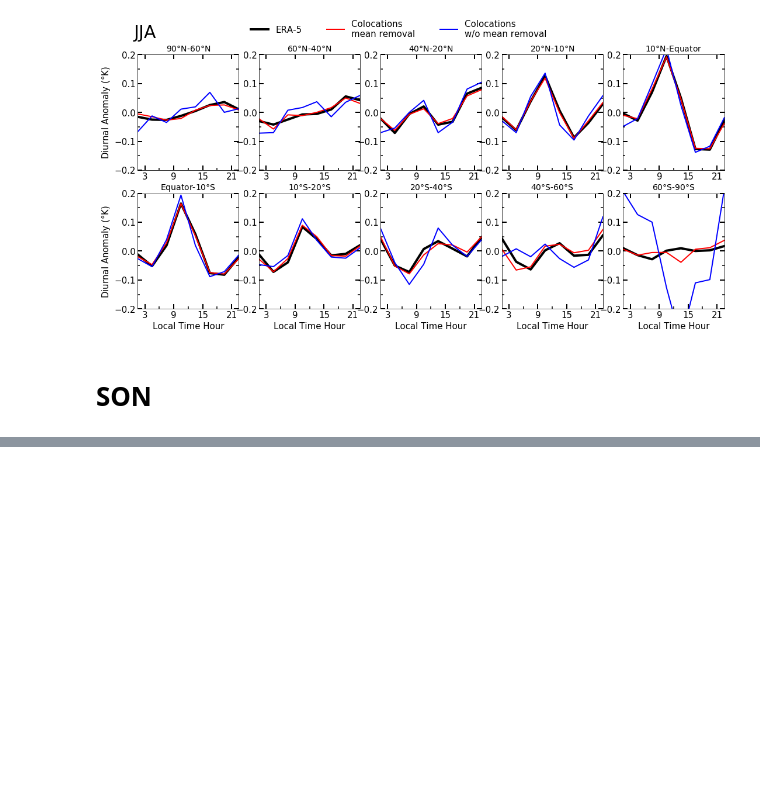
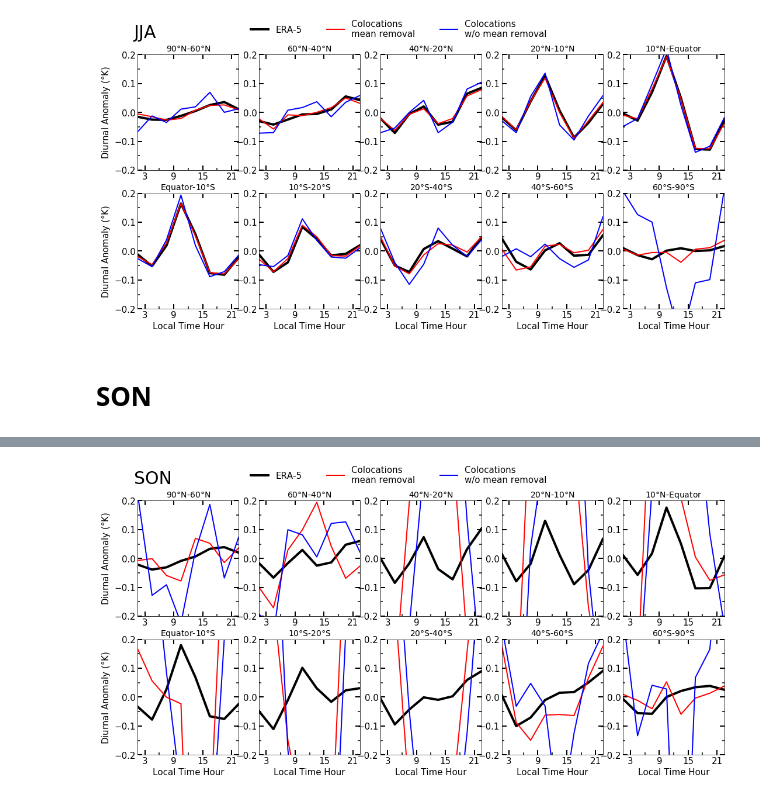
Before and after one commit to AodhanSweeney/TLS_diurnal_climatology, a Jupyter notebook: plotter.ipynb, the cells around one changed output, grey strips where cells are left out. Cells and saved outputs as stored; diff of their text form; code cells hidden in the pictures; blank space fills up the shorter version.

```diff
--- a/plotter.ipynb
+++ b/plotter.ipynb
@@ -96,8 +101,8 @@ waccm6_cycles_JJA = plotting.area_bins(waccm6_JJA_zm)
 ERA_5_cycles_SON = plotting.area_bins(ERA_5_alldata_SON_zm)
 gpsro_cycles_SON = plotting.area_bins(gpsro_SON_zm)
 ccsm_cycles_SON = plotting.area_bins(ccsm_SON_zm)
-#ERA_5_colocation_cycles_SON = plotting.area_bins(ERA_5_colocations_SON_zm)
-#ERA_5_colocations_no_removal_SON = plotting.area_bins(ERA_5_colocations_no_removal_SON_zm)
+ERA_5_colocation_cycles_SON = plotting.area_bins(ERA_5_colocations_SON_zm)
+ERA_5_colocations_no_removal_SON = plotting.area_bins(ERA_5_colocations_no_removal_SON_zm)
 waccm6_cycles_SON = plotting.area_bins(waccm6_SON_zm)
 # %% [markdown]
 # DJF Diurnal Cycles & Colocations
@@ -156,3 +186,10 @@ SON_diurnal_cycles = plotting.season_cycle_plotter(gpsro_cycles_SON, ERA_5_cycle
+# %%
+SON_colocations = plotting.seasonal_colocation_plotter(ERA_5_cycles_SON,
+                                                       ERA_5_colocation_cycles_SON,
+                                                       ERA_5_colocations_no_removal_SON,
+                                                       'SON')
+# %% [output]
+[figure, added]
 # %%
 djf_era5_boxes = np.concatenate((ERA_5_alldata_DJF[:,18:,:], ERA_5_alldata_DJF[:,:18,:]), axis=1)
 djf_ccm3_boxes = np.concatenate((ccsm_DJF[:,18:,:], ccsm_DJF[:,:18,:]), axis=1)
```
Also changed, not shown: parts of 9 cells of this notebook, 19 other files.
